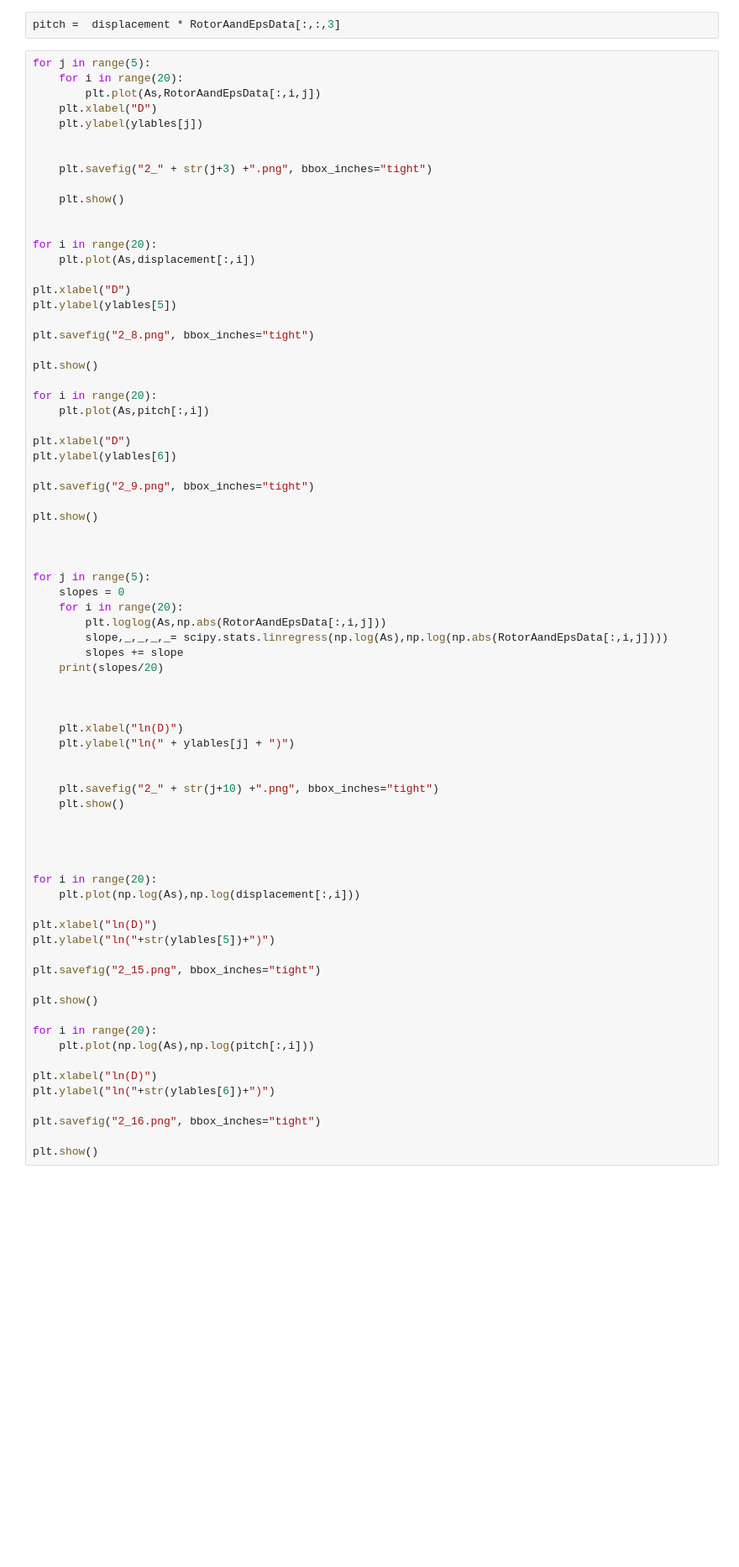
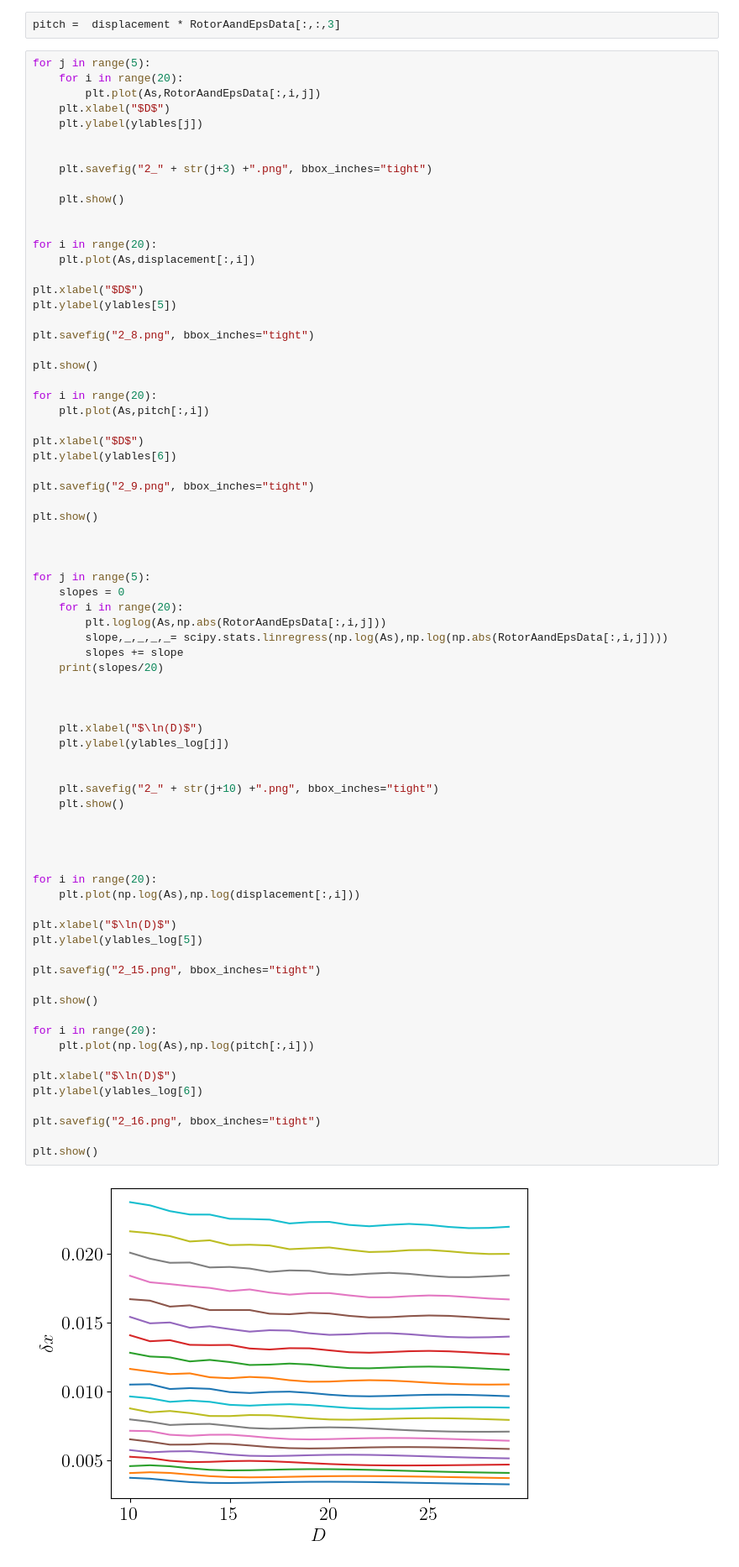
Before and after one commit to alireza-astane/starSwimmer3D, a Jupyter notebook: phase2.ipynb, the cells around one changed output. Shown at 84% size. Saved outputs shown, nothing was run; the diff lists cells and outputs as text; blank space fills up the shorter version.

```diff
--- a/phase2.ipynb
+++ b/phase2.ipynb
@@ -831,7 +840,7 @@ pitch =  displacement * RotorAandEpsData[:,:,3]
 for j in range(5):
     for i in range(20):
         plt.plot(As,RotorAandEpsData[:,i,j])
-    plt.xlabel("D")
+    plt.xlabel("$D$")
     plt.ylabel(ylables[j])
 
 
@@ -843,7 +852,7 @@ for j in range(5):
 for i in range(20):
     plt.plot(As,displacement[:,i])
 
-plt.xlabel("D")
+plt.xlabel("$D$")
 plt.ylabel(ylables[5])
 
 plt.savefig("2_8.png", bbox_inches="tight")
@@ -853,7 +862,7 @@ plt.show()
 for i in range(20):
     plt.plot(As,pitch[:,i])
 
-plt.xlabel("D")
+plt.xlabel("$D$")
 plt.ylabel(ylables[6])
 
 plt.savefig("2_9.png", bbox_inches="tight")
@@ -869,36 +878,37 @@ for j in range(5):
         slope,_,_,_,_= scipy.stats.linregress(np.log(As),np.log(np.abs(RotorAandEpsData[:,i,j])))
         slopes += slope
     print(slopes/20)
 
 
 
-    plt.xlabel("ln(D)")
-    plt.ylabel("ln(" + ylables[j] + ")")
+    plt.xlabel("$\ln(D)$")
+    plt.ylabel(ylables_log[j])
 
 
     plt.savefig("2_" + str(j+10) +".png", bbox_inches="tight")
     plt.show()
 
 
 
 
 for i in range(20):
     plt.plot(np.log(As),np.log(displacement[:,i]))
 
-plt.xlabel("ln(D)")
-plt.ylabel("ln("+str(ylables[5])+")")
+plt.xlabel("$\ln(D)$")
+plt.ylabel(ylables_log[5])
 
 plt.savefig("2_15.png", bbox_inches="tight")
 
 plt.show()
 
 for i in range(20):
     plt.plot(np.log(As),np.log(pitch[:,i]))
 
-plt.xlabel("ln(D)")
-plt.ylabel("ln("+str(ylables[6])+")")
+plt.xlabel("$\ln(D)$")
+plt.ylabel(ylables_log[6])
 
 plt.savefig("2_16.png", bbox_inches="tight")
 
 plt.show()
 # %% [output]
+[figure, new version]
```
Also changed, not shown: parts of 11 cells of this notebook, 52 other files.
